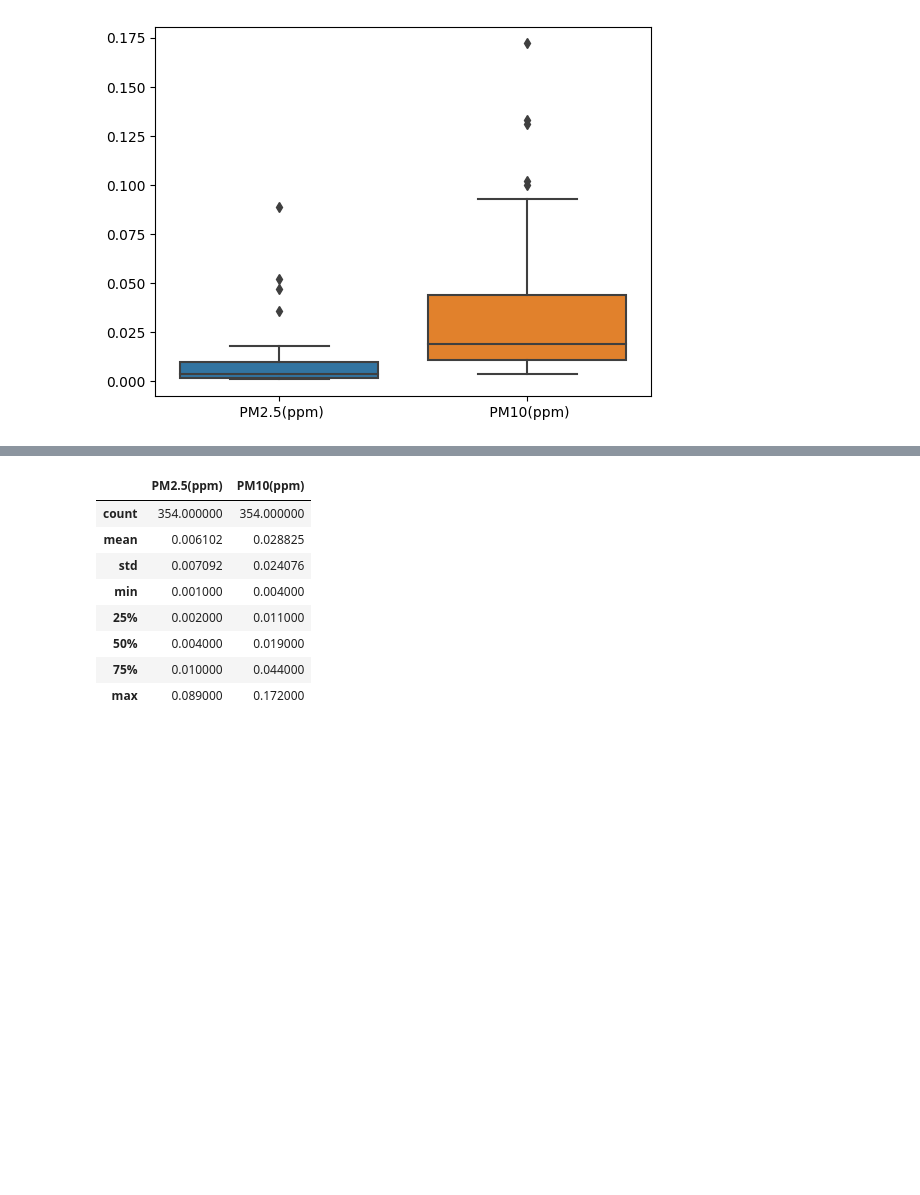
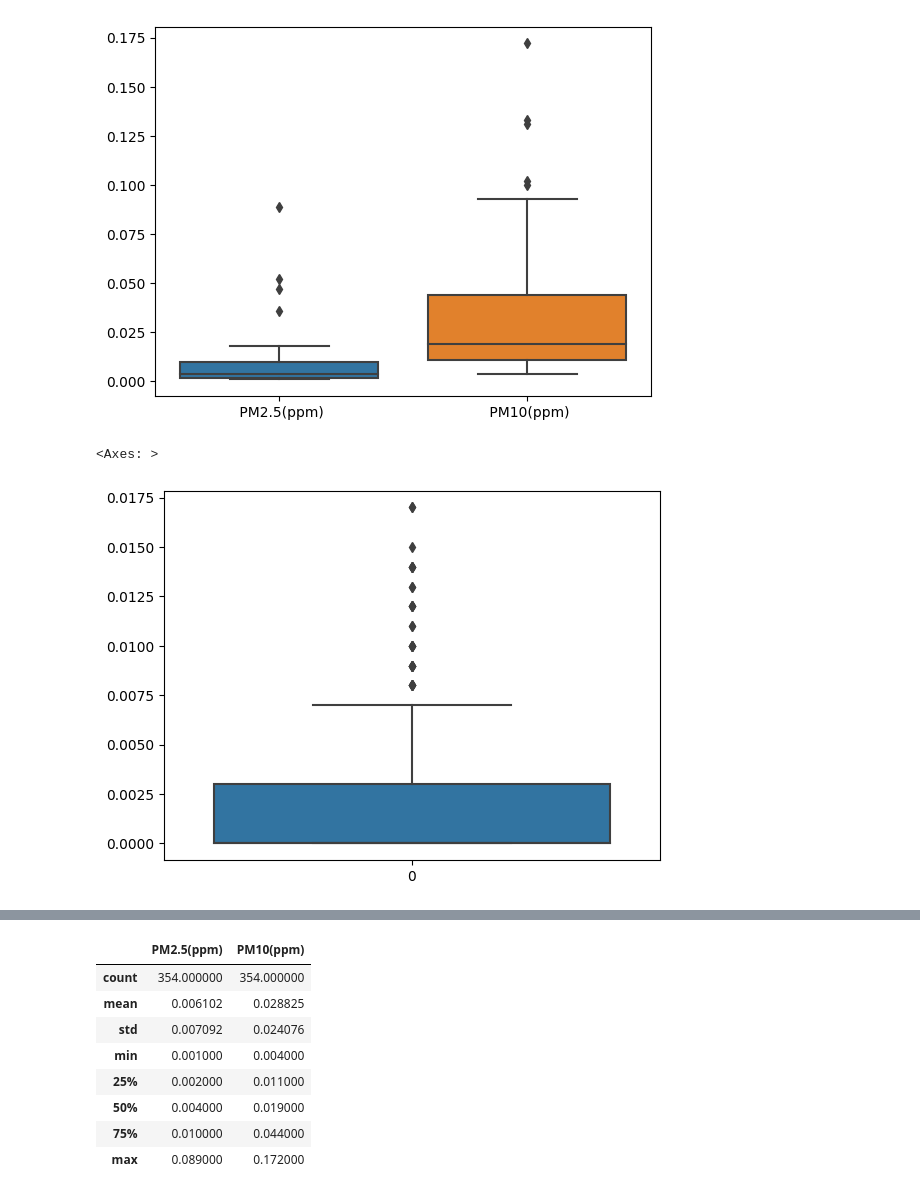
Before and after one commit to praseedm/PGMP, a Jupyter notebook: Interpolation_final.ipynb, the cells around one changed output, grey strips where cells are left out. Cells and saved outputs as stored; diff of their text form; code cells hidden in the pictures; blank space fills up the shorter version.

```diff
--- a/Interpolation_final.ipynb
+++ b/Interpolation_final.ipynb
@@ -175,6 +175,11 @@ plt.show()
 ax = sns.boxplot(data=df3[[pm2_5_col_name, pm10_col_name]])
 # %% [output]
 [figure]
+# %%
+sns.boxplot(data=no2_data[no2_col_name])
+# %% [output]
+<Axes: >
+[figure, added]
 # %%
 
 fig, ax = plt.subplots()
```
Also changed, not shown: parts of 6 cells of this notebook.
